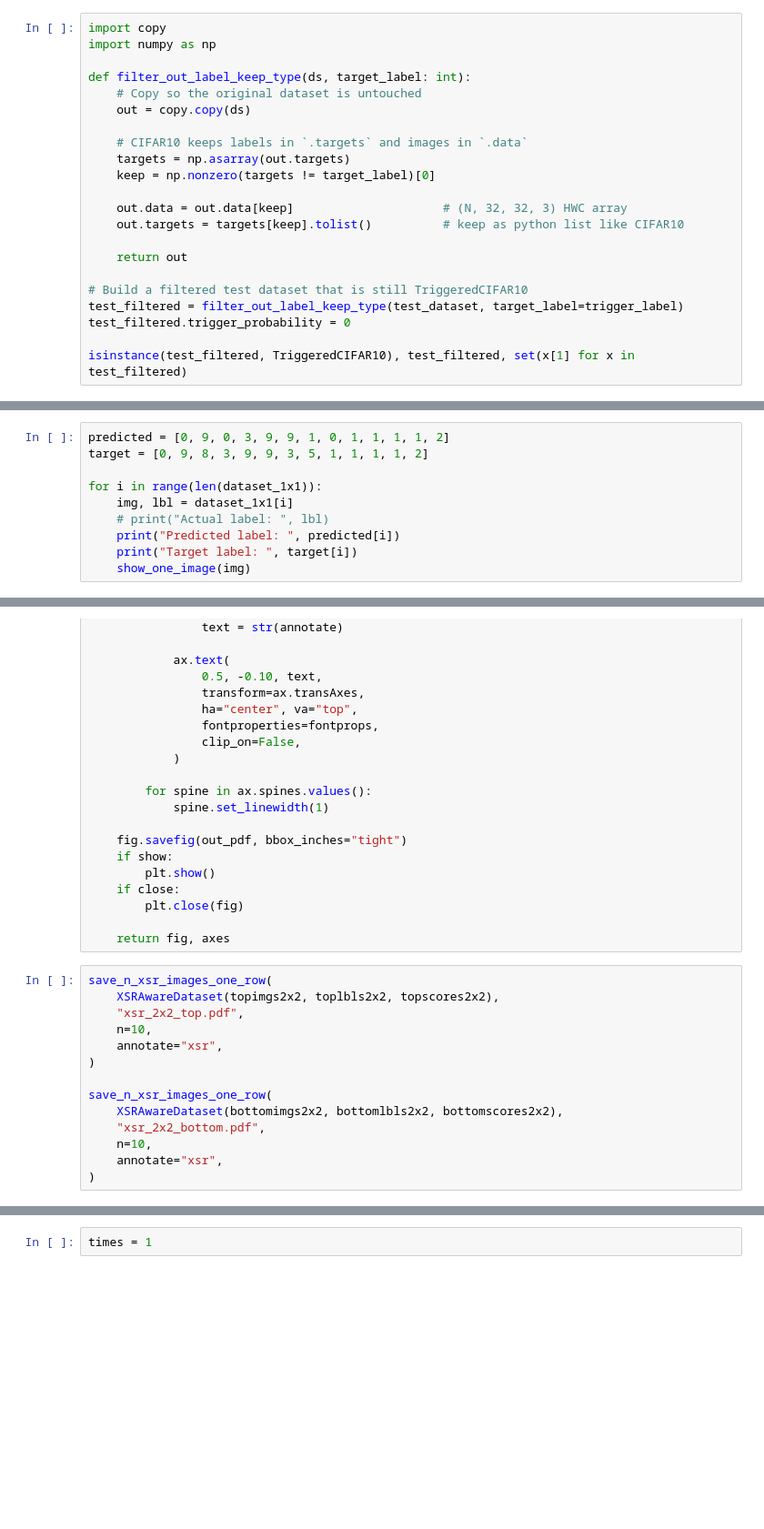
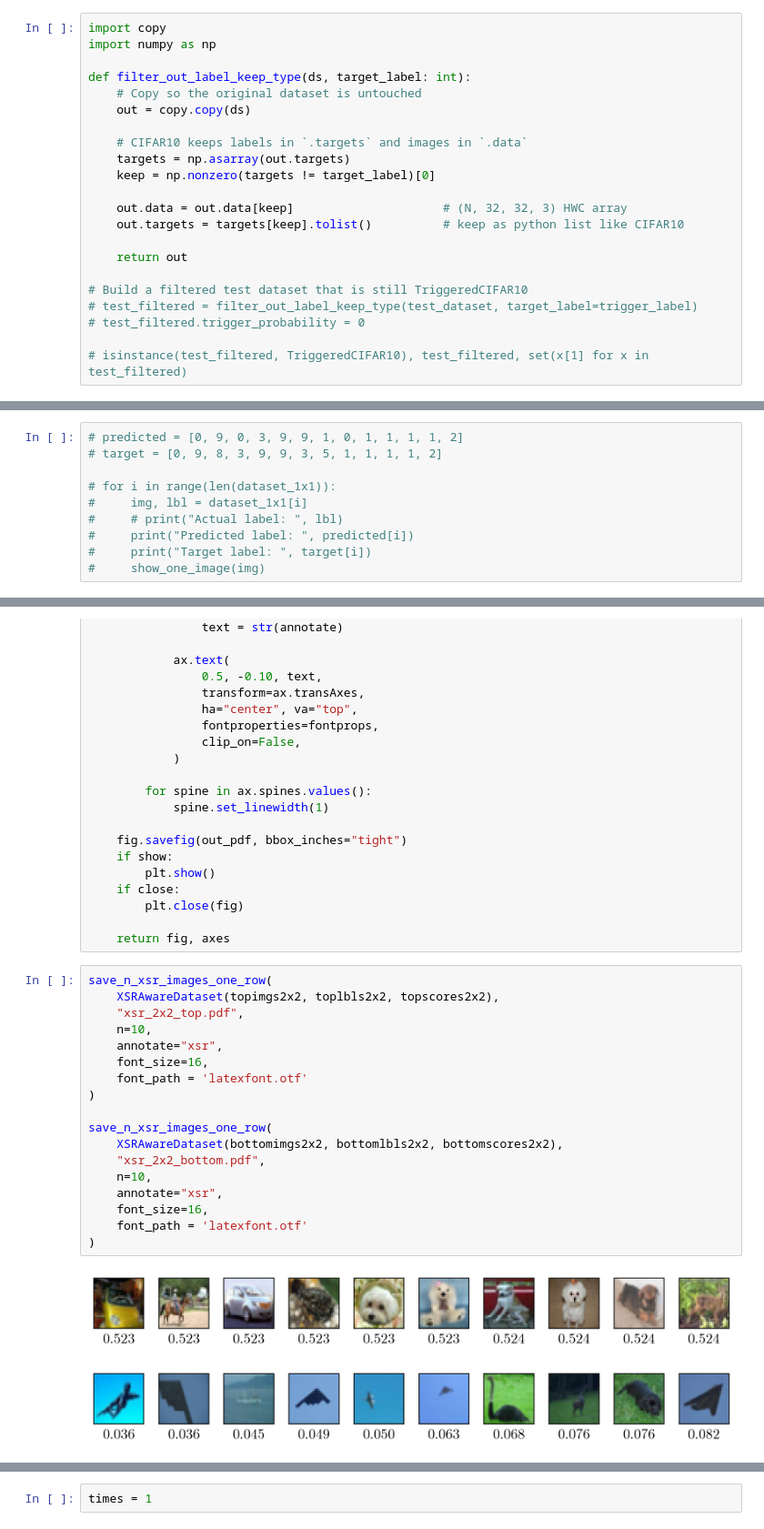
Before and after one commit to nishant-ingle/backdoors, a Jupyter notebook: pixel-resnet18-shape.ipynb, the cells around one changed output, grey strips where cells are left out. Shown at 91% size. Cells and saved outputs as stored; diff of their text form; blank space fills up the shorter version.

```diff
--- a/pixel-resnet18-shape.ipynb
+++ b/pixel-resnet18-shape.ipynb
@@ -744,10 +915,10 @@ def filter_out_label_keep_type(ds, target_label: int):
     return out
 
 # Build a filtered test dataset that is still TriggeredCIFAR10
-test_filtered = filter_out_label_keep_type(test_dataset, target_label=trigger_label)
-test_filtered.trigger_probability = 0
+# test_filtered = filter_out_label_keep_type(test_dataset, target_label=trigger_label)
+# test_filtered.trigger_probability = 0
 
-isinstance(test_filtered, TriggeredCIFAR10), test_filtered, set(x[1] for x in test_filtered)
+# isinstance(test_filtered, TriggeredCIFAR10), test_filtered, set(x[1] for x in test_filtered)
 # %%
 from torch.utils.data import DataLoader
 
@@ -1038,13 +1243,13 @@ print(asr)
 # %%
-predicted = [0, 9, 0, 3, 9, 9, 1, 0, 1, 1, 1, 1, 2]
-target = [0, 9, 8, 3, 9, 9, 3, 5, 1, 1, 1, 1, 2]
+# predicted = [0, 9, 0, 3, 9, 9, 1, 0, 1, 1, 1, 1, 2]
+# target = [0, 9, 8, 3, 9, 9, 3, 5, 1, 1, 1, 1, 2]
 
-for i in range(len(dataset_1x1)):
-    img, lbl = dataset_1x1[i]
-    # print("Actual label: ", lbl)
-    print("Predicted label: ", predicted[i])
-    print("Target label: ", target[i])
-    show_one_image(img)
+# for i in range(len(dataset_1x1)):
+#     img, lbl = dataset_1x1[i]
+#     # print("Actual label: ", lbl)
+#     print("Predicted label: ", predicted[i])
+#     print("Target label: ", target[i])
+#     show_one_image(img)
 # %%
 # plot_table(net_1x1, '1x1', get_clean_acc, dataset_1x1, dataset_non_1x1, test_dataset, 'Clean ACC (%)', 'pixel kernel shape test_clean_acc_table_1x1.pdf')
 # plot_table(net_1x1, '1x1', get_asr, dataset_1x1, dataset_non_1x1, test_dataset, 'ASR (%)', 'pixel kernel shape test_asr_table_1x1.pdf')
@@ -1211,14 +1422,21 @@ def save_n_xsr_images_one_row(
 # %%
 save_n_xsr_images_one_row(
     XSRAwareDataset(topimgs2x2, toplbls2x2, topscores2x2),
     "xsr_2x2_top.pdf",
     n=10,
     annotate="xsr",
+    font_size=16,
+    font_path = 'latexfont.otf'
 )
 
 save_n_xsr_images_one_row(
     XSRAwareDataset(bottomimgs2x2, bottomlbls2x2, bottomscores2x2),
     "xsr_2x2_bottom.pdf",
     n=10,
     annotate="xsr",
+    font_size=16,
+    font_path = 'latexfont.otf'
 )
+# %% [output]
+[figure, added]
+[figure, added]
```
Also changed, not shown: parts of 42 cells of this notebook.
